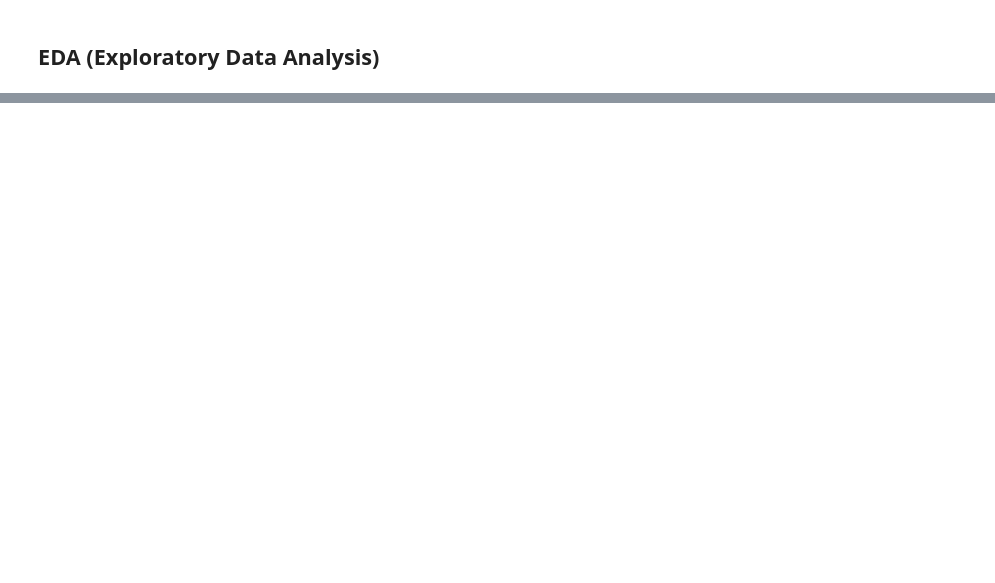
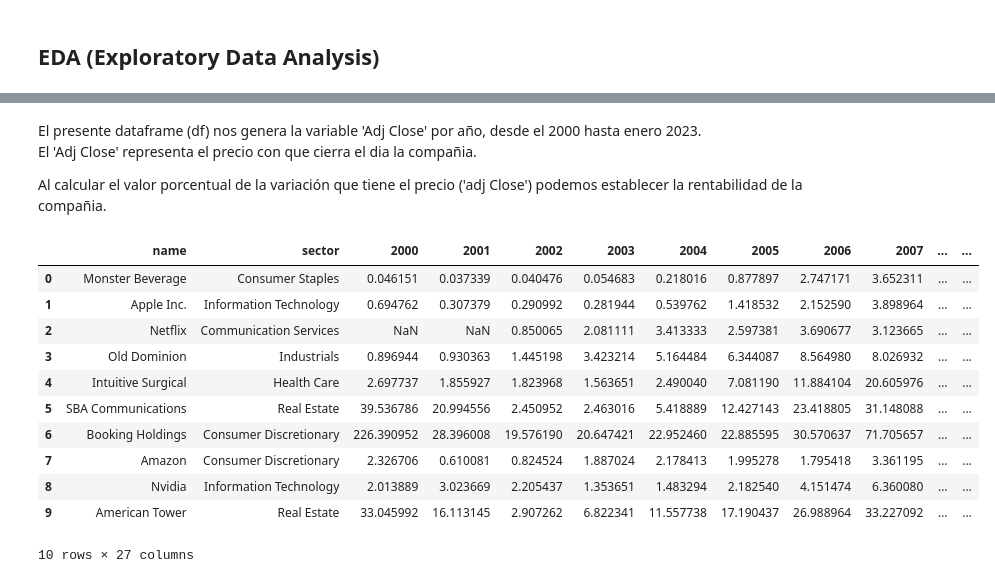
Before and after one commit to jospinoponce/AnalisisDeMercadoSP500, a Jupyter notebook: Notebooks/2.EDA_report.ipynb, the cells around one changed output, grey strips where cells are left out. Saved outputs shown, nothing was run; the diff lists cells and outputs as text; code cells hidden in the pictures; blank space fills up the shorter version.

```diff
--- a/Notebooks/2.EDA_report.ipynb
+++ b/Notebooks/2.EDA_report.ipynb
@@ -34,0 +138,34 @@ plt.show()
+# %% [markdown]
+El presente dataframe (df) nos genera la variable 'Adj Close' por año, desde el 2000 hasta enero 2023. <br>
+El 'Adj Close' representa el precio con que cierra el dia la compañia.<br>
+
+Al calcular el valor porcentual de la variación que tiene el precio ('adj Close') podemos establecer la rentabilidad de la compañia.
+# %%
+# RENTABILIDAD HISTORICA DEL AÑO 2000 AL 2023 (Top 10)
+
+# Se toma las variables a analizar a travez de sus indices de columnas
+df1_5 = df.iloc[:, [1, 3] + list(range(4, 28))]
+
+
+df1_5 = df1_5.rename(columns={df.columns[27]: 'año_23'})
+
+# Se calcula en una nueva variable el 'pct_change' que representa a el promedio de
+df1_5['pct_change'] = df1_5.iloc[:, [4,25]].pct_change(axis='columns')['año_23']
+
+# Se ordena el dataframe descendentemente en 'pct_change'
+df1_5=df1_5.sort_values(by='pct_change', ascending=False).head(10).reset_index(drop=True)
+
+df1_5
+# %% [output]
+|  | name | sector | 2000 | 2001 | 2002 | 2003 | 2004 | 2005 | 2006 | 2007 | ... | ... |
+| 0 | Monster Beverage | Consumer Staples | 0.046151 | 0.037339 | 0.040476 | 0.054683 | 0.218016 | 0.877897 | 2.747171 | 3.652311 | ... | ... |
+| 1 | Apple Inc. | Information Technology | 0.694762 | 0.307379 | 0.290992 | 0.281944 | 0.539762 | 1.418532 | 2.152590 | 3.898964 | ... | ... |
+| 2 | Netflix | Communication Services | NaN | NaN | 0.850065 | 2.081111 | 3.413333 | 2.597381 | 3.690677 | 3.123665 | ... | ... |
+| 3 | Old Dominion | Industrials | 0.896944 | 0.930363 | 1.445198 | 3.423214 | 5.164484 | 6.344087 | 8.564980 | 8.026932 | ... | ... |
+| 4 | Intuitive Surgical | Health Care | 2.697737 | 1.855927 | 1.823968 | 1.563651 | 2.490040 | 7.081190 | 11.884104 | 20.605976 | ... | ... |
+| 5 | SBA Communications | Real Estate | 39.536786 | 20.994556 | 2.450952 | 2.463016 | 5.418889 | 12.427143 | 23.418805 | 31.148088 | ... | ... |
+| 6 | Booking Holdings | Consumer Discretionary | 226.390952 | 28.396008 | 19.576190 | 20.647421 | 22.952460 | 22.885595 | 30.570637 | 71.705657 | ... | ... |
+| 7 | Amazon | Consumer Discretionary | 2.326706 | 0.610081 | 0.824524 | 1.887024 | 2.178413 | 1.995278 | 1.795418 | 3.361195 | ... | ... |
+| 8 | Nvidia | Information Technology | 2.013889 | 3.023669 | 2.205437 | 1.353651 | 1.483294 | 2.182540 | 4.151474 | 6.360080 | ... | ... |
+| 9 | American Tower | Real Estate | 33.045992 | 16.113145 | 2.907262 | 6.822341 | 11.557738 | 17.190437 | 26.988964 | 33.227092 | ... | ... |
+10 rows × 27 columns
```
Also changed, not shown: parts of 18 cells of this notebook, 2 other files.
